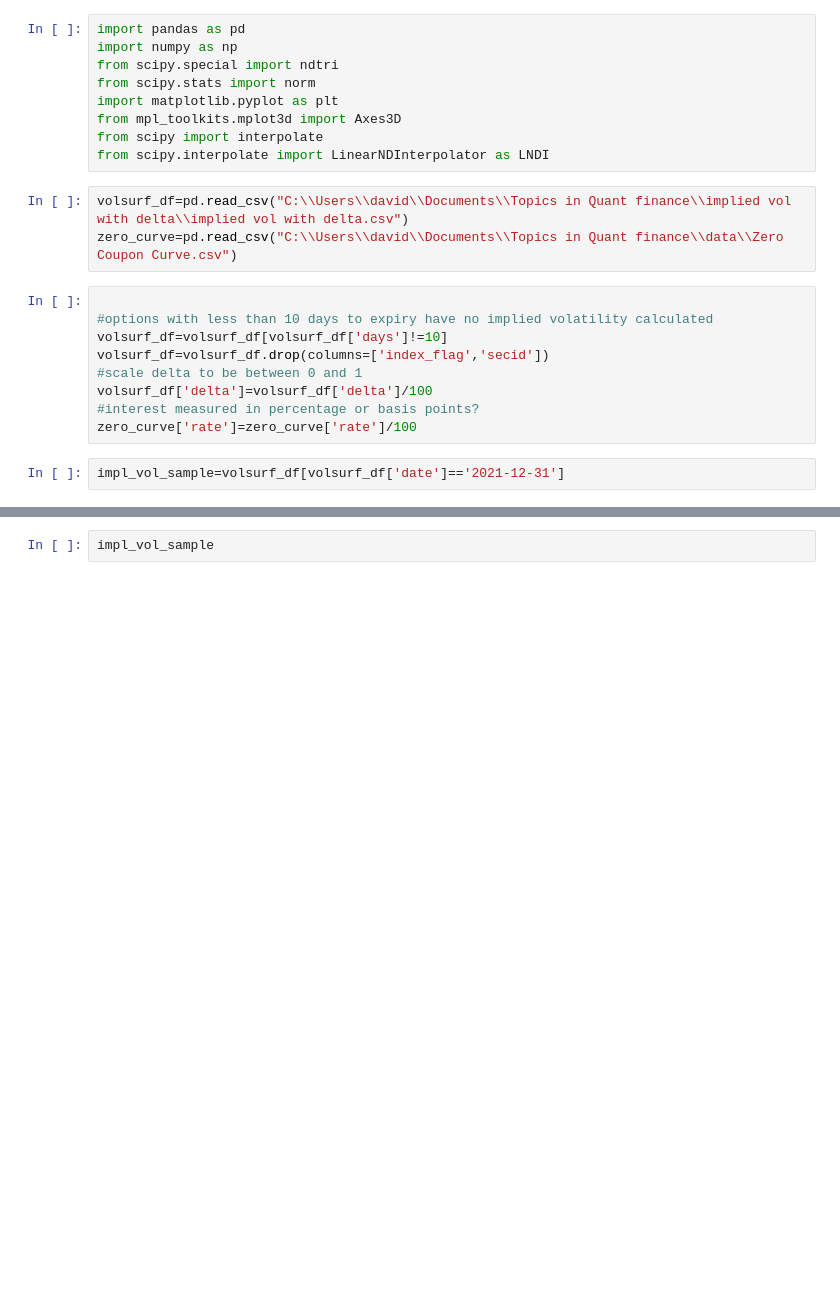
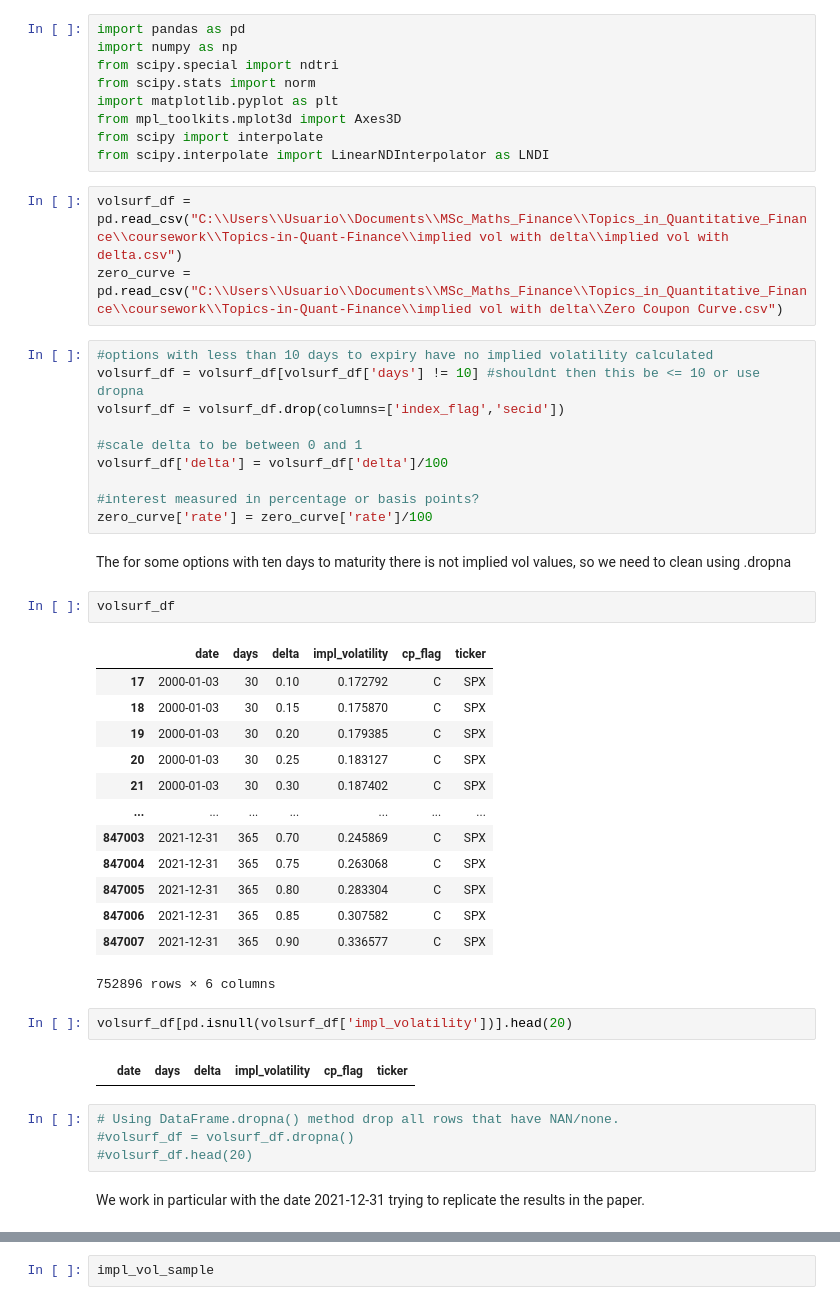
Before and after one commit to DavidMal101/Topics-in-Quant-Finance, a Jupyter notebook: Topics in Quant Finance.ipynb, the cells around one changed output, grey strips where cells are left out. Drawn from its saved outputs; the diff is of its cells as text; blank space fills up the shorter version.

```diff
--- a/Topics in Quant Finance.ipynb
+++ b/Topics in Quant Finance.ipynb
@@ -8,16 +10,43 @@ from mpl_toolkits.mplot3d import Axes3D
 from scipy import interpolate
 from scipy.interpolate import LinearNDInterpolator as LNDI
 # %%
-volsurf_df=pd.read_csv("C:\\Users\\david\\Documents\\Topics in Quant finance\\implied vol with delta\\implied vol with delta.csv")
-zero_curve=pd.read_csv("C:\\Users\\david\\Documents\\Topics in Quant finance\\data\\Zero Coupon Curve.csv")
+volsurf_df = pd.read_csv("C:\\Users\\Usuario\\Documents\\MSc_Maths_Finance\\Topics_in_Quantitative_Finance\\coursework\\Topics-in-Quant-Finance\\implied vol with delta\\implied vol with delta.csv")
+zero_curve = pd.read_csv("C:\\Users\\Usuario\\Documents\\MSc_Maths_Finance\\Topics_in_Quantitative_Finance\\coursework\\Topics-in-Quant-Finance\\implied vol with delta\\Zero Coupon Curve.csv")
 # %%
+#options with less than 10 days to expiry have no implied volatility calculated
+volsurf_df = volsurf_df[volsurf_df['days'] != 10] #shouldnt then this be <= 10 or use dropna
+volsurf_df = volsurf_df.drop(columns=['index_flag','secid'])
 
-#options with less than 10 days to expiry have no implied volatility calculated
-volsurf_df=volsurf_df[volsurf_df['days']!=10]
-volsurf_df=volsurf_df.drop(columns=['index_flag','secid'])
 #scale delta to be between 0 and 1
-volsurf_df['delta']=volsurf_df['delta']/100
+volsurf_df['delta'] = volsurf_df['delta']/100
+
 #interest measured in percentage or basis points?
-zero_curve['rate']=zero_curve['rate']/100
+zero_curve['rate'] = zero_curve['rate']/100
-# %%
-impl_vol_sample=volsurf_df[volsurf_df['date']=='2021-12-31']
+# %% [markdown]
+The for some options with ten days to maturity there is not implied vol values, so we need to clean using .dropna
+# %%
+volsurf_df
+# %% [output]
+|  | date | days | delta | impl_volatility | cp_flag | ticker |
+| 17 | 2000-01-03 | 30 | 0.10 | 0.172792 | C | SPX |
+| 18 | 2000-01-03 | 30 | 0.15 | 0.175870 | C | SPX |
+| 19 | 2000-01-03 | 30 | 0.20 | 0.179385 | C | SPX |
+| 20 | 2000-01-03 | 30 | 0.25 | 0.183127 | C | SPX |
+| 21 | 2000-01-03 | 30 | 0.30 | 0.187402 | C | SPX |
+| ... | ... | ... | ... | ... | ... | ... |
+| 847003 | 2021-12-31 | 365 | 0.70 | 0.245869 | C | SPX |
+| 847004 | 2021-12-31 | 365 | 0.75 | 0.263068 | C | SPX |
+| 847005 | 2021-12-31 | 365 | 0.80 | 0.283304 | C | SPX |
+| 847006 | 2021-12-31 | 365 | 0.85 | 0.307582 | C | SPX |
+| 847007 | 2021-12-31 | 365 | 0.90 | 0.336577 | C | SPX |
+752896 rows × 6 columns
+# %%
+volsurf_df[pd.isnull(volsurf_df['impl_volatility'])].head(20)
+# %% [output]
+|  | date | days | delta | impl_volatility | cp_flag | ticker |
+# %%
+# Using DataFrame.dropna() method drop all rows that have NAN/none.
+#volsurf_df = volsurf_df.dropna()
+#volsurf_df.head(20)
+# %% [markdown]
+We work in particular with the date 2021-12-31 trying to replicate the results in the paper.
```
Also changed, not shown: parts of 20 cells of this notebook, 2 other files.
